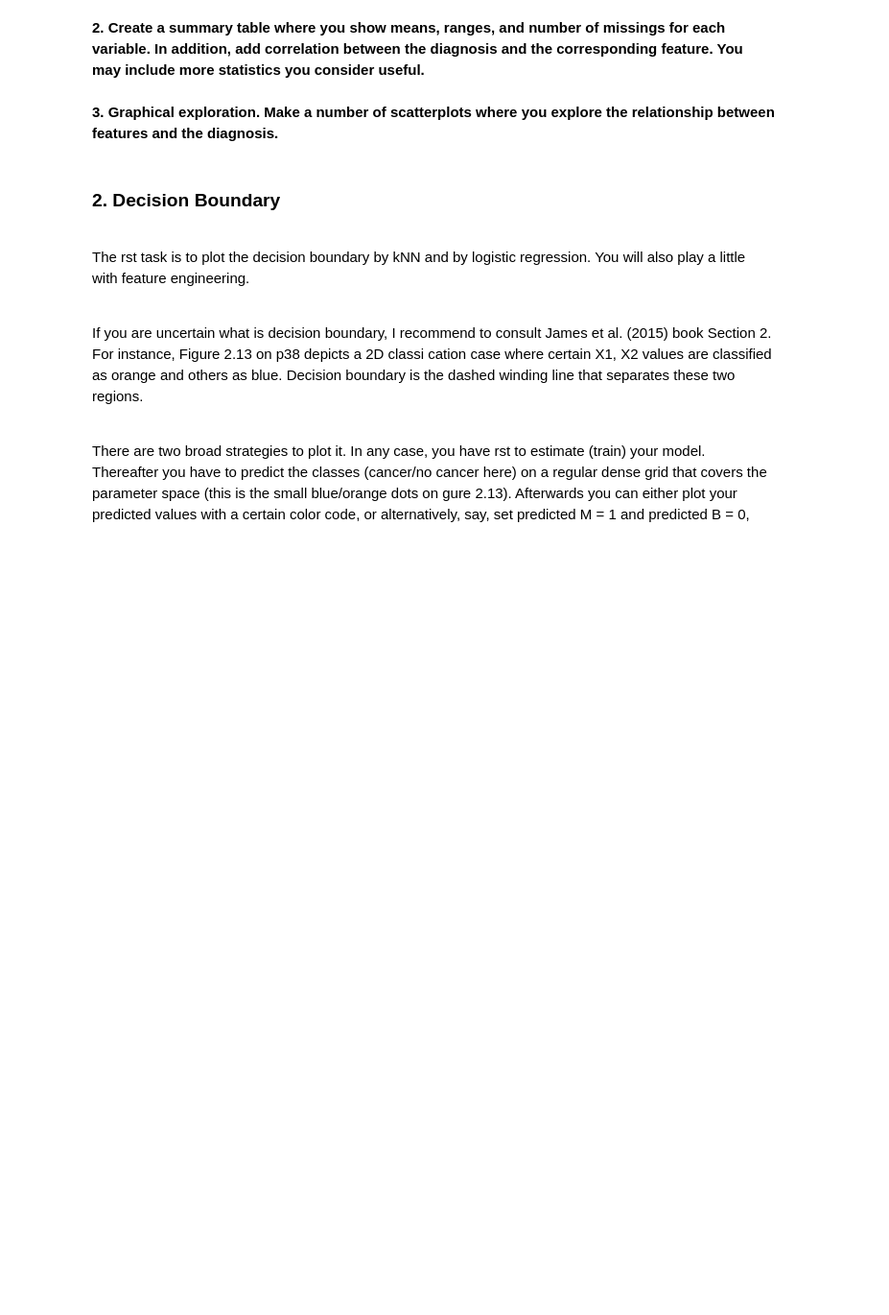
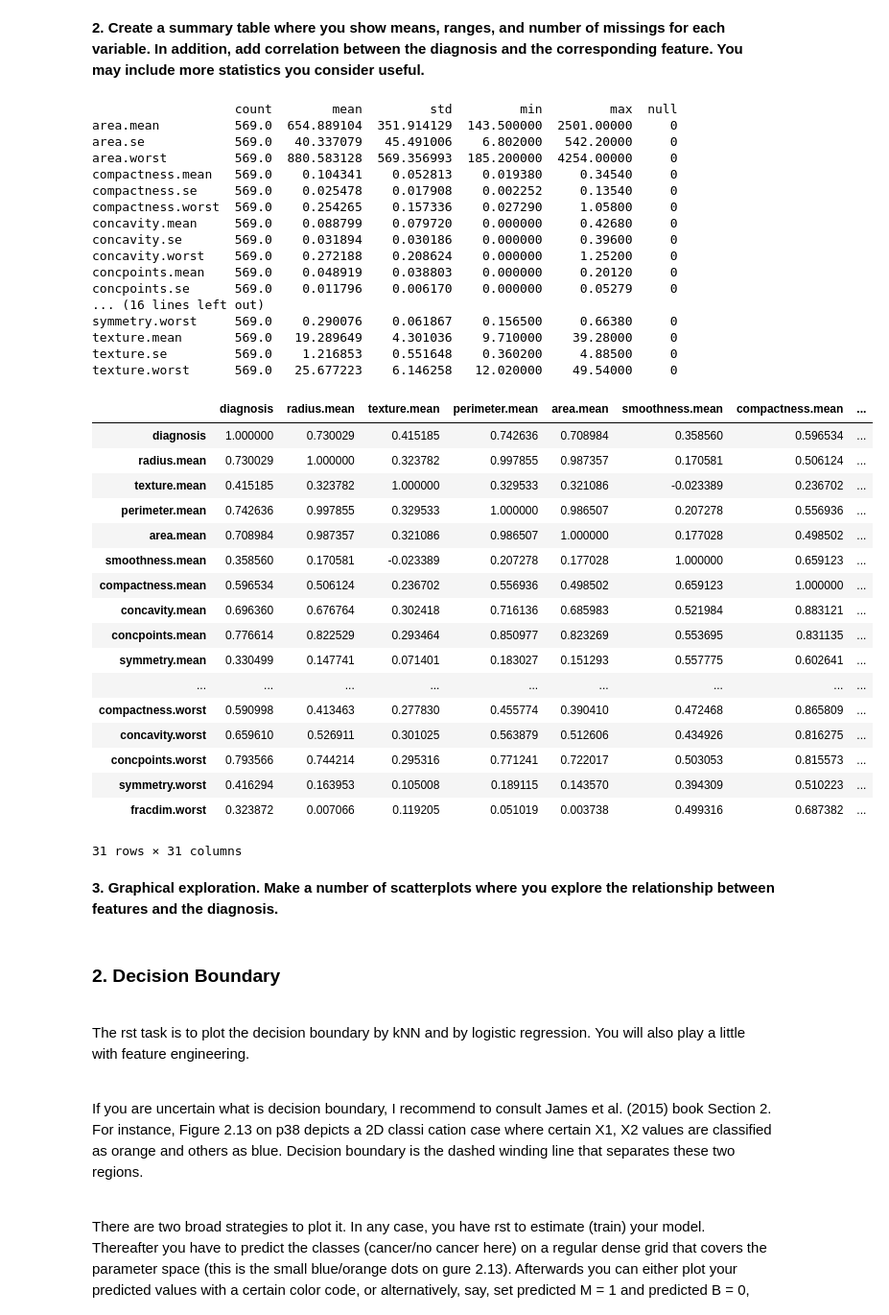
Before and after one commit to otterinthesun/infx574, a Jupyter notebook: assignments/Problem_Set_4/Li_Xinyu_PS4.ipynb, the cells around one changed output. Shown: that part at 96% size. Drawn from its saved outputs; the diff is of its cells as text; code cells hidden in the pictures; blank space fills up the shorter version.

```diff
--- a/assignments/Problem_Set_4/Li_Xinyu_PS4.ipynb
+++ b/assignments/Problem_Set_4/Li_Xinyu_PS4.ipynb
@@ -21,3 +29,20 @@
 # %% [markdown]
 ### 1.  Explore the data
 __1.	Load the data. You may drop id or just ignore it in the rest of your analysis.__
+# %%
+# loading the data
+wbc = pd.read_csv('../../data/wdbc.csv.bz2')
+
+# drop the id
+wbc = wbc.drop(['id'], axis=1)
+
+# replace M B for diagnosis
+wbc = wbc.replace({'M': 1, 'B': 0})
+
+# basic info about the data
+print (wbc.keys())
+print (wbc.shape)
+print(wbc.dtypes)
+
+#check the first 10 rows to see what's the data like
+wbc.head(10)
@@ -24,5 +79,56 @@ __1.	Load the data. You may drop id or just ignore it in the rest of your analys
 # %% [markdown]
 __2. Create a summary table where you show means, ranges, and number of missings for each variable. In addition, add correlation between the diagnosis and the corresponding feature. You may include more statistics you consider useful.__
+# %%
+# sum up the null values as number of missing
+null_values = (pd.isnull(wbc)).sum()
+
+# transpose the array and keep only mean and standard deviation and range
+summary = wbc.describe().T[['count', 'mean', 'std', 'min', 'max']]
+
+# order by index from a to z
+summary = summary.sort_index()
+
+# add the null value column
+summary = summary.assign(null = null_values)
+
+print(summary)
+wbc.corr()
+# %% [output]
+                   count        mean         std         min         max  null
+area.mean          569.0  654.889104  351.914129  143.500000  2501.00000     0
+area.se            569.0   40.337079   45.491006    6.802000   542.20000     0
+area.worst         569.0  880.583128  569.356993  185.200000  4254.00000     0
+compactness.mean   569.0    0.104341    0.052813    0.019380     0.34540     0
+compactness.se     569.0    0.025478    0.017908    0.002252     0.13540     0
+compactness.worst  569.0    0.254265    0.157336    0.027290     1.05800     0
+concavity.mean     569.0    0.088799    0.079720    0.000000     0.42680     0
+concavity.se       569.0    0.031894    0.030186    0.000000     0.39600     0
+concavity.worst    569.0    0.272188    0.208624    0.000000     1.25200     0
+concpoints.mean    569.0    0.048919    0.038803    0.000000     0.20120     0
+concpoints.se      569.0    0.011796    0.006170    0.000000     0.05279     0
+... (16 lines left out)
+symmetry.worst     569.0    0.290076    0.061867    0.156500     0.66380     0
+texture.mean       569.0   19.289649    4.301036    9.710000    39.28000     0
+texture.se         569.0    1.216853    0.551648    0.360200     4.88500     0
+texture.worst      569.0   25.677223    6.146258   12.020000    49.54000     0
+|  | diagnosis | radius.mean | texture.mean | perimeter.mean | area.mean | smoothness.mean | compactness.mean | ... |
+| diagnosis | 1.000000 | 0.730029 | 0.415185 | 0.742636 | 0.708984 | 0.358560 | 0.596534 | ... |
+| radius.mean | 0.730029 | 1.000000 | 0.323782 | 0.997855 | 0.987357 | 0.170581 | 0.506124 | ... |
+| texture.mean | 0.415185 | 0.323782 | 1.000000 | 0.329533 | 0.321086 | -0.023389 | 0.236702 | ... |
+| perimeter.mean | 0.742636 | 0.997855 | 0.329533 | 1.000000 | 0.986507 | 0.207278 | 0.556936 | ... |
+| area.mean | 0.708984 | 0.987357 | 0.321086 | 0.986507 | 1.000000 | 0.177028 | 0.498502 | ... |
+| smoothness.mean | 0.358560 | 0.170581 | -0.023389 | 0.207278 | 0.177028 | 1.000000 | 0.659123 | ... |
+| compactness.mean | 0.596534 | 0.506124 | 0.236702 | 0.556936 | 0.498502 | 0.659123 | 1.000000 | ... |
+| concavity.mean | 0.696360 | 0.676764 | 0.302418 | 0.716136 | 0.685983 | 0.521984 | 0.883121 | ... |
+| concpoints.mean | 0.776614 | 0.822529 | 0.293464 | 0.850977 | 0.823269 | 0.553695 | 0.831135 | ... |
+| symmetry.mean | 0.330499 | 0.147741 | 0.071401 | 0.183027 | 0.151293 | 0.557775 | 0.602641 | ... |
+| ... | ... | ... | ... | ... | ... | ... | ... | ... |
+| compactness.worst | 0.590998 | 0.413463 | 0.277830 | 0.455774 | 0.390410 | 0.472468 | 0.865809 | ... |
+| concavity.worst | 0.659610 | 0.526911 | 0.301025 | 0.563879 | 0.512606 | 0.434926 | 0.816275 | ... |
+| concpoints.worst | 0.793566 | 0.744214 | 0.295316 | 0.771241 | 0.722017 | 0.503053 | 0.815573 | ... |
+| symmetry.worst | 0.416294 | 0.163953 | 0.105008 | 0.189115 | 0.143570 | 0.394309 | 0.510223 | ... |
+| fracdim.worst | 0.323872 | 0.007066 | 0.119205 | 0.051019 | 0.003738 | 0.499316 | 0.687382 | ... |
+31 rows × 31 columns
 # %% [markdown]
 __3.	Graphical exploration. Make a number of scatterplots where you explore the relationship between features and the diagnosis.__
 # %% [markdown]
```
Also changed, not shown: parts of 3 cells of this notebook, 5 other files.
